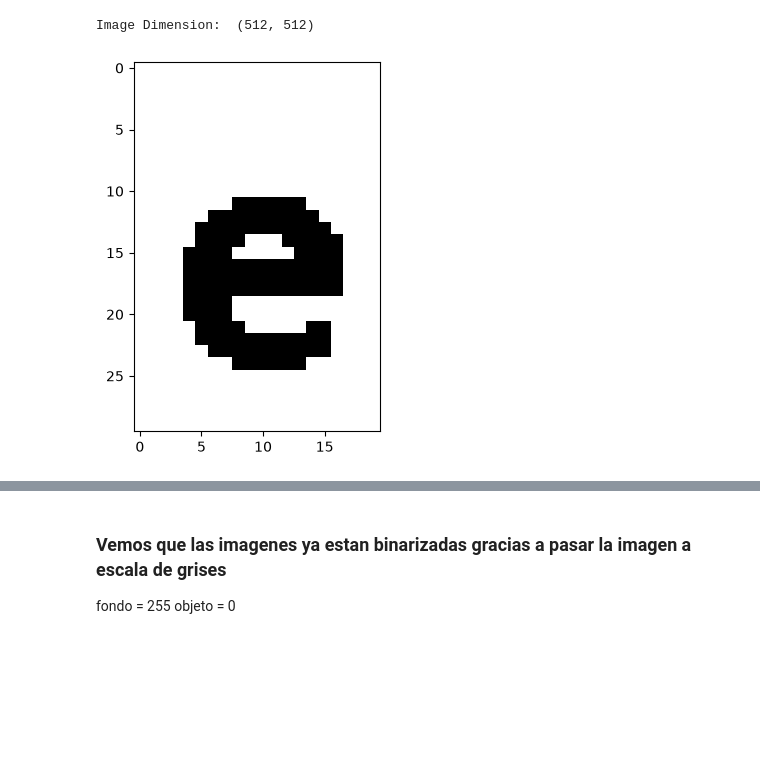
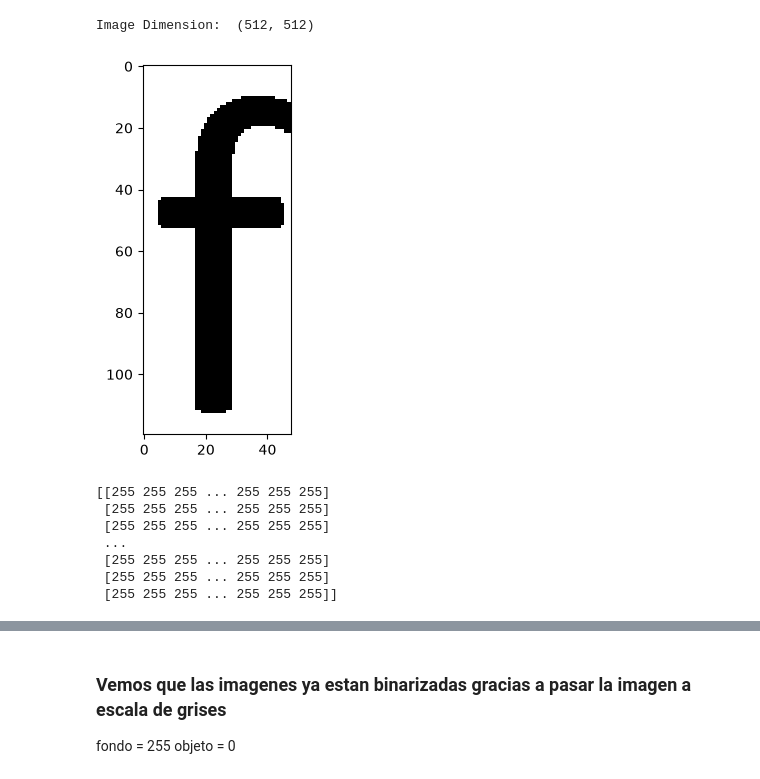
Before and after one commit to Joberto14/tarea1RDP, a Jupyter notebook: tarea1.ipynb, the cells around one changed output, grey strips where cells are left out. Drawn from its saved outputs; the diff is of its cells as text; code cells hidden in the pictures; blank space fills up the shorter version.

```diff
--- a/tarea1.ipynb
+++ b/tarea1.ipynb
@@ -121,13 +121,21 @@ letras.append(letra34)
 letras.append(letra35)
 letras.append(letra36)
 # %%
-letraAprobar = img[320:350,110:130]
-
+letraAprobar  = img[170:290,130:178]
 plt.figure()
 plt.imshow(letraAprobar, cmap='gray')
 plt.show()
+
+print(letraAprobar)
 # %% [output]
-[figure, old version]
+[figure, new version]
+[[255 255 255 ... 255 255 255]
+ [255 255 255 ... 255 255 255]
+ [255 255 255 ... 255 255 255]
+ ...
+ [255 255 255 ... 255 255 255]
+ [255 255 255 ... 255 255 255]
+ [255 255 255 ... 255 255 255]]
 # %%
 offset =offset = [
     (30,10),
```
Also changed, not shown: parts of 6 cells of this notebook.
